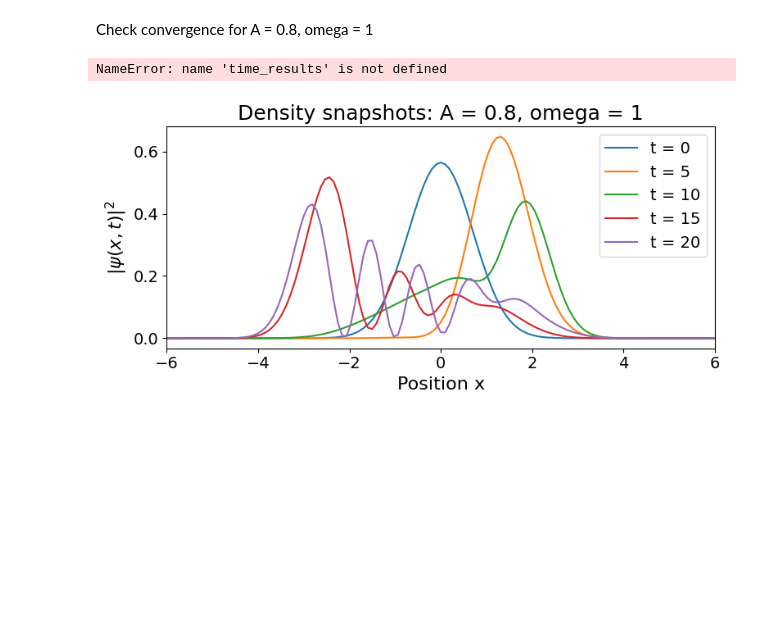
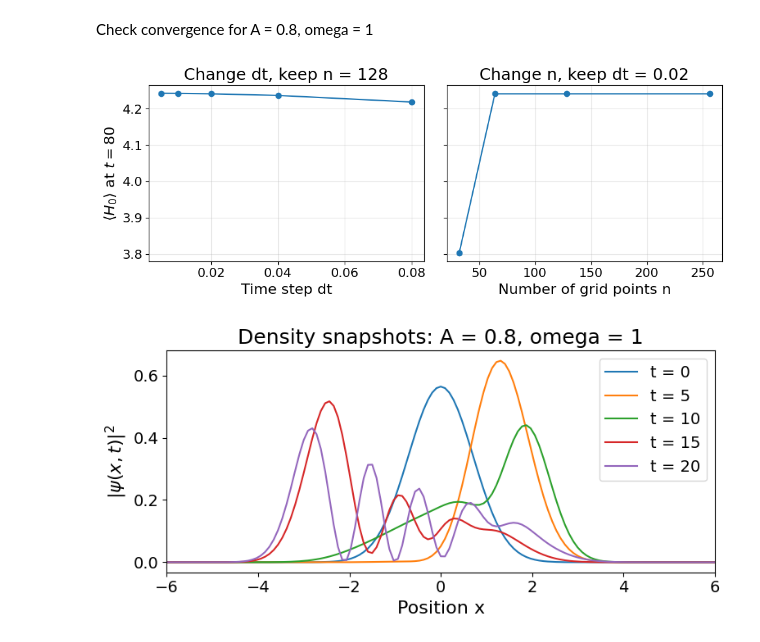
Before and after one commit to TO-PRARAMX/pc4230-project, a Jupyter notebook: example/01_tuneA_omega.ipynb, the cells around one changed output. Drawn from its saved outputs; the diff is of its cells as text; code cells hidden in the pictures; blank space fills up the shorter version.

```diff
--- a/example/01_tuneA_omega.ipynb
+++ b/example/01_tuneA_omega.ipynb
@@ -57,33 +70,49 @@ def simulate(A=0.8, omega=1.0, dt=0.02, n=128, L=12, tmax=20):
 # %% [markdown]
 Check convergence for A = 0.8, omega = 1
 # %%
+time_results = {}
+for dt in [0.08, 0.04, 0.02, 0.01, 0.005]:
+    _, _, _, energy = simulate(
+        A=0.8, omega=1.0, dt=dt,
+        n=128, L=12, tmax=80
+    )
+    time_results[dt] = energy
+
+grid_results = {}
+for n in [32, 64, 128, 256]:
+    _, _, _, energy = simulate(
+        A=0.8, omega=1.0, dt=0.02,
+        n=n, L=12, tmax=80
+    )
+    grid_results[n] = energy
+
 dt_values = sorted(time_results)
 n_values = sorted(grid_results)
 
-# Energy at t = 20 for each parameter choice
+# Energy at t = 80 for each parameter choice
 energy_dt = [time_results[dt][-1] for dt in dt_values]
 energy_n = [grid_results[n][-1] for n in n_values]
 
 fig, axes = plt.subplots(1, 2, figsize=(10, 4), sharey=True)
 
 axes[0].plot(dt_values, energy_dt, "o-")
 axes[0].set_xlabel("Time step dt")
 axes[0].set_title("Change dt, keep n = 128")
 
 axes[1].plot(n_values, energy_n, "o-")
 axes[1].set_xlabel("Number of grid points n")
 axes[1].set_title("Change n, keep dt = 0.02")
 
-axes[0].set_ylabel(r"$\langle H_0\rangle$ at $t=20$")
+axes[0].set_ylabel(r"$\langle H_0\rangle$ at $t=80$")
 
 for ax in axes:
     ax.ticklabel_format(axis="y", style="plain", useOffset=False)
     ax.grid(alpha=0.3)
 
 plt.tight_layout()
 plt.show()
 # %% [output]
-NameError: name 'time_results' is not defined
+[figure, added]
 # %%
 # More spatial points give smoother density plots
 x, times, states, _ = simulate(A=0.8, omega=1.0, n=256)
```
Also changed, not shown: parts of 1 cell of this notebook, 3 other files.
